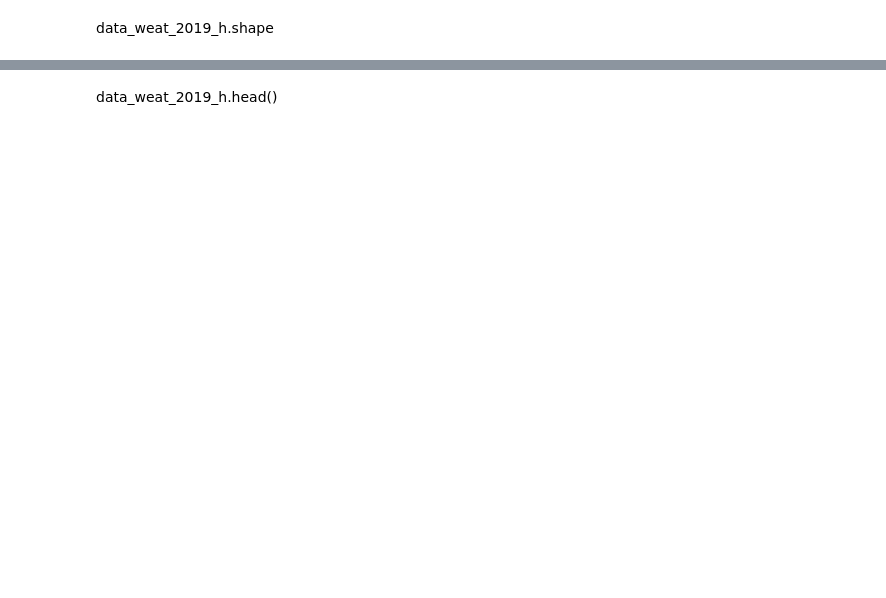
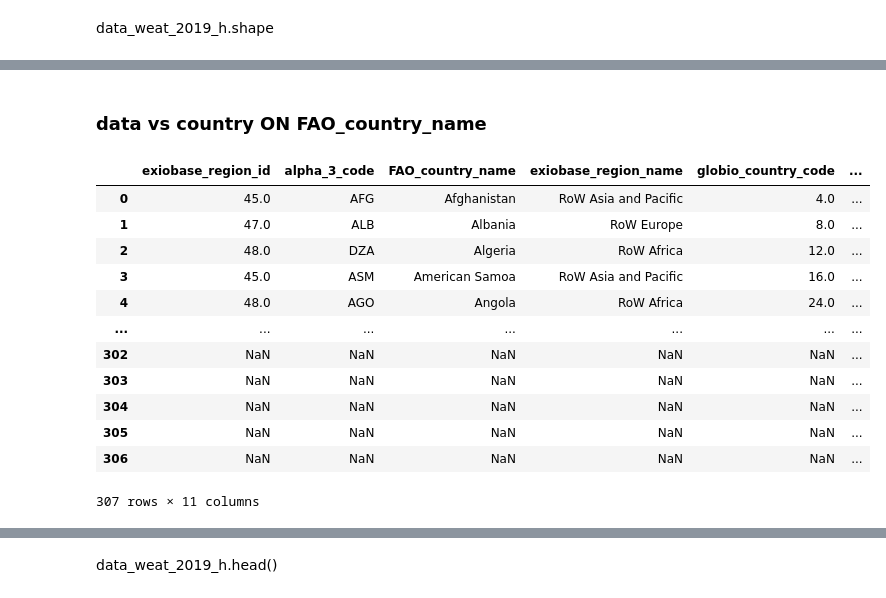
Before and after one commit to AlexandreGazagnes/Global-Biodiversity-Score, a Jupyter notebook: notebooks/01-First-Explo.ipynb, the cells around one changed output, grey strips where cells are left out. Cells and saved outputs as stored; diff of their text form; code cells hidden in the pictures; blank space fills up the shorter version.

```diff
--- a/notebooks/01-First-Explo.ipynb
+++ b/notebooks/01-First-Explo.ipynb
@@ -435,0 +461,4 @@ data_weat_2019_h.shape
+# %%
+data_weat_2019_h.sort_values("Area", inplace=True, ascending=True)
+data_weat_2019_h.rename(columns={"Value": "km2"}, inplace=True)
+data_weat_2019_h
@@ -435,0 +538,27 @@ data_weat_2019_h.shape
+# %% [markdown]
+### data vs country ON FAO_country_name
+# %%
+merge1 = pd.merge(
+    left=country_specs,
+    right=data_weat_2019_h,
+    left_on="FAO_country_name",
+    right_on="Area",
+    how="outer",
+    indicator=True,
+)
+
+merge1
+# %% [output]
+|  | exiobase_region_id | alpha_3_code | FAO_country_name | exiobase_region_name | globio_country_code | ... |
+| 0 | 45.0 | AFG | Afghanistan | RoW Asia and Pacific | 4.0 | ... |
+| 1 | 47.0 | ALB | Albania | RoW Europe | 8.0 | ... |
+| 2 | 48.0 | DZA | Algeria | RoW Africa | 12.0 | ... |
+| 3 | 45.0 | ASM | American Samoa | RoW Asia and Pacific | 16.0 | ... |
+| 4 | 48.0 | AGO | Angola | RoW Africa | 24.0 | ... |
+| ... | ... | ... | ... | ... | ... | ... |
+| 302 | NaN | NaN | NaN | NaN | NaN | ... |
+| 303 | NaN | NaN | NaN | NaN | NaN | ... |
+| 304 | NaN | NaN | NaN | NaN | NaN | ... |
+| 305 | NaN | NaN | NaN | NaN | NaN | ... |
+| 306 | NaN | NaN | NaN | NaN | NaN | ... |
+307 rows × 11 columns
```
Also changed, not shown: parts of 19 cells of this notebook.
